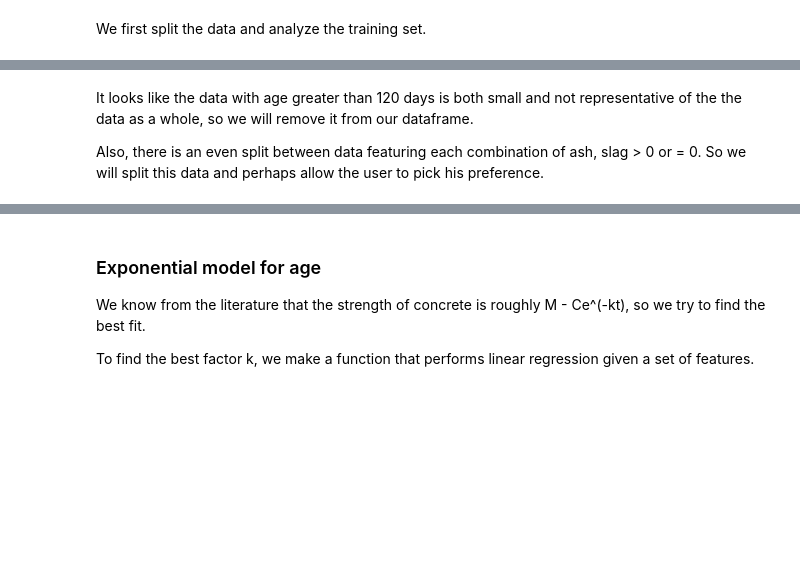
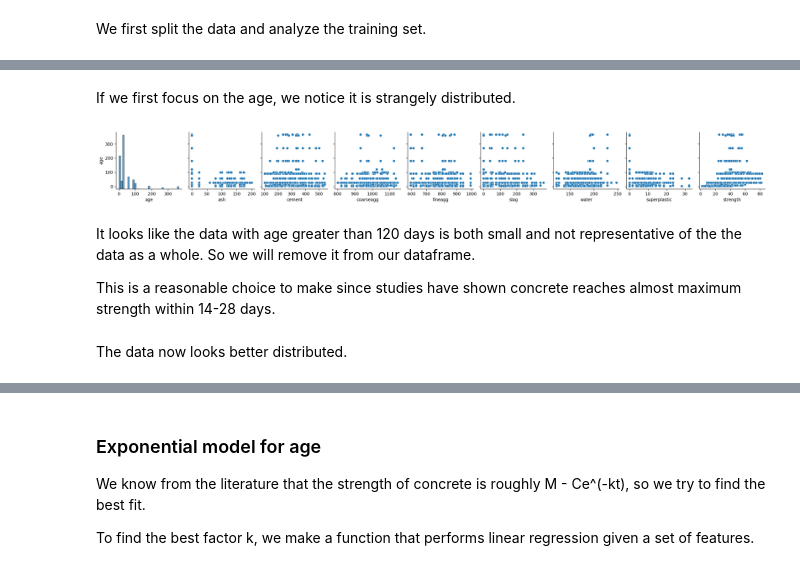
Before and after one commit to genserk/Concrete, a Jupyter notebook: Concrete.ipynb, the cells around one changed output, grey strips where cells are left out. Saved outputs shown, nothing was run; the diff lists cells and outputs as text; code cells hidden in the pictures; blank space fills up the shorter version.

```diff
--- a/Concrete.ipynb
+++ b/Concrete.ipynb
@@ -68,9 +81,20 @@ plt.show()
+# %% [markdown]
+If we first focus on the age, we notice it is strangely distributed.
+# %%
+sns.pairplot(concrete_train,
+x_vars=['age', 'ash','cement','coarseagg','fineagg','slag','water','superplastic','strength'],
+y_vars='age')
+plt.show()
+# %% [output]
+[figure, added]
 # %% [markdown]
-It looks like the data with age greater than 120 days is both small and not representative of the the data as a whole, so we will remove it from our dataframe.
+It looks like the data with age greater than 120 days is both small and not representative of the the data as a whole. So we will remove it from our dataframe.
 
-Also, there is an even split between data featuring each combination of ash, slag > 0 or = 0. So we will split this data and perhaps allow the user to pick his preference.
+This is a reasonable choice to make since studies have shown concrete reaches almost maximum strength within 14-28 days.
 # %%
 concrete = concrete[concrete['age'] < 120]
+# %% [markdown]
+The data now looks better distributed.
 # %%
 sns.pairplot(concrete_train[['age','ash','cement','coarseagg','fineagg','slag','water','superplastic','strength']])
 plt.show()
```
Also changed, not shown: parts of 111 cells of this notebook.
